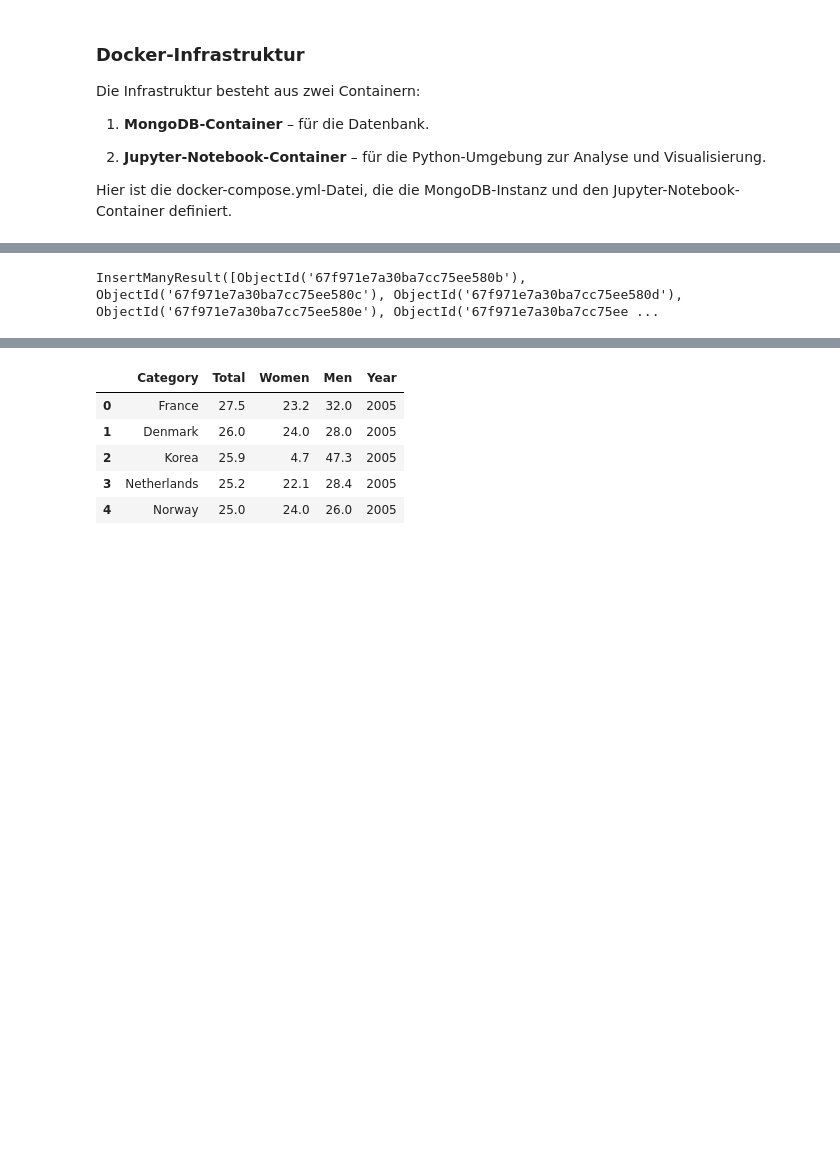
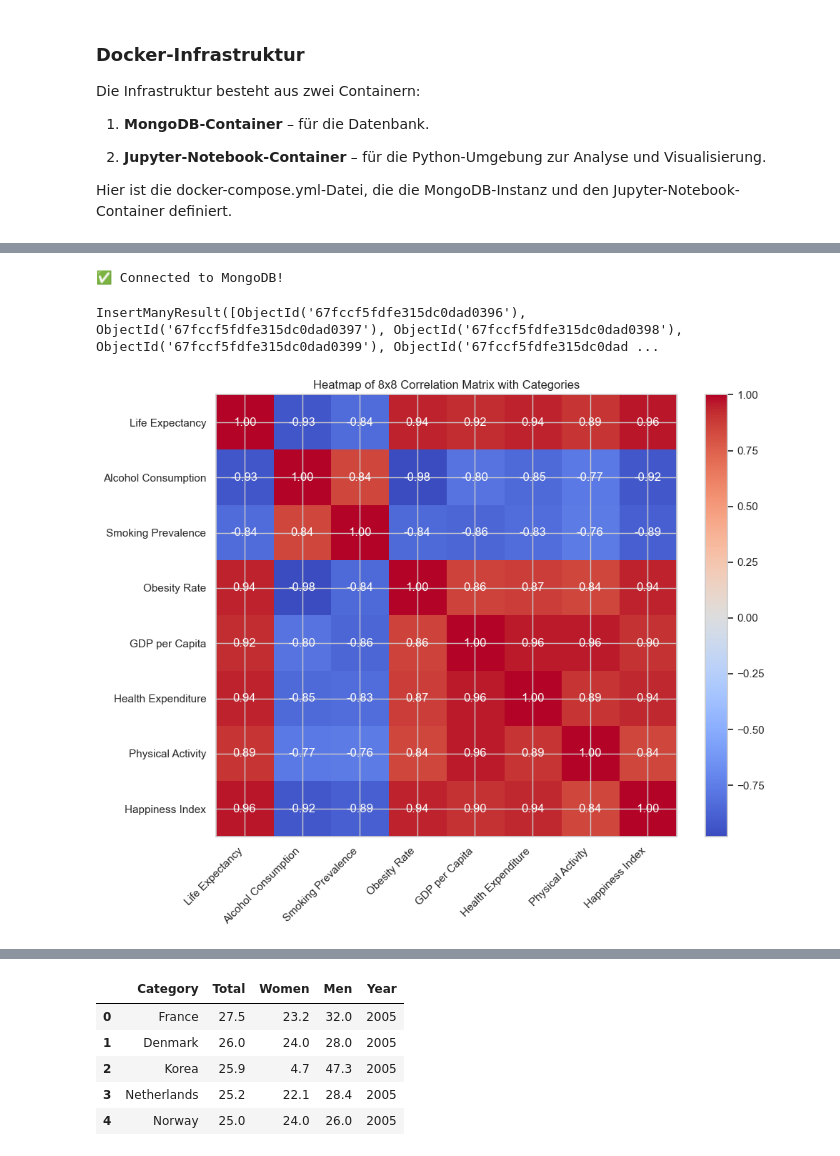
Before and after one commit to wi23b059/big_data_life_expectancy, a Jupyter notebook: notebooks/Big Data Infrastruktur Projekt - Life Expectancy.ipynb, the cells around one changed output, grey strips where cells are left out. Drawn from its saved outputs; the diff is of its cells as text; code cells hidden in the pictures; blank space fills up the shorter version.

Commit message:
Test Visualisation

```diff
--- a/notebooks/Big Data Infrastruktur Projekt - Life Expectancy.ipynb
+++ b/notebooks/Big Data Infrastruktur Projekt - Life Expectancy.ipynb
@@ -144,20 +142,27 @@ import pymongo
 import pandas as pd
 
 # Verbindung zur MongoDB
-client = pymongo.MongoClient("mongodb://root:example@mongodb:27017/")
+try:
+    client = pymongo.MongoClient("mongodb://root:example@localhost:27017/")
+    client.admin.command('ping')
+    print("✅ Connected to MongoDB!")
+except Exception as e:
+    print("❌ MongoDB connection failed:", e)
 db = client['bigdata']
 collection = db['life_expectancy']
+collection = db['alcohol_consumption']
 
 # Laden der CSV-Dateien
-df_life_expectancy = pd.read_csv("/home/jovyan/files/life_expectancy_at_birth_years.csv")
-df_alcohol_per_capita = pd.read_csv("/home/jovyan/files/alcohol_recorded_per_capita_in_litres.csv")
-df_prevalence_obesity = pd.read_csv("/home/jovyan/files/prevalence_of_obesity_among_adults.csv")
+df_alcohol_consumption = pd.read_csv("C:/Users/OSM_LOQ/DataspellProjects/big_data_life_expectancy/quelldateien/alcohol_recorded_per_capita_in_litres.csv")
+df_life_expectancy = pd.read_csv("C:/Users/OSM_LOQ/DataspellProjects/big_data_life_expectancy/quelldateien/life_expectancy_at_birth_years.csv")
+df_alcohol_per_capita = pd.read_csv("C:/Users/OSM_LOQ/DataspellProjects/big_data_life_expectancy/quelldateien/alcohol_recorded_per_capita_in_litres.csv")
+df_prevalence_obesity = pd.read_csv("C:/Users/OSM_LOQ/DataspellProjects/big_data_life_expectancy/quelldateien/prevalence_of_obesity_among_adults.csv")
 
 file_paths = [
-    ("/home/jovyan/files/daily_smokers_2005.csv", 2005),
-    ("/home/jovyan/files/daily_smokers_2010.csv", 2010),
-    ("/home/jovyan/files/daily_smokers_2015.csv", 2015),
-    ("/home/jovyan/files/daily_smokers_2020.csv", 2020)
+    ("C:/Users/OSM_LOQ/DataspellProjects/big_data_life_expectancy/quelldateien/daily_smokers_2005.csv", 2005),
+    ("C:/Users/OSM_LOQ/DataspellProjects/big_data_life_expectancy/quelldateien/daily_smokers_2010.csv", 2010),
+    ("C:/Users/OSM_LOQ/DataspellProjects/big_data_life_expectancy/quelldateien/daily_smokers_2015.csv", 2015),
+    ("C:/Users/OSM_LOQ/DataspellProjects/big_data_life_expectancy/quelldateien/daily_smokers_2020.csv", 2020)
 ]
 dfs = []
 for file_path, year in file_paths:
@@ -167,10 +172,58 @@ for file_path, year in file_paths:
 df_daily_smokers = pd.concat(dfs, ignore_index=True)
 
 # Laden der Excel-Datei
-df_gdp_per_capita = pd.read_excel("/home/jovyan/files/gpd_per_capita.xls")
+df_gdp_per_capita = pd.read_excel("C:/Users/OSM_LOQ/DataspellProjects/big_data_life_expectancy/quelldateien/gpd_per_capita.xls")
 
 # CSV-Daten in MongoDB importieren
 data = df_life_expectancy.to_dict(orient='records')
+data = df_alcohol_consumption.to_dict(orient='records')
 collection.insert_many(data)
 # %% [output]
-InsertManyResult([ObjectId('67f971e7a30ba7cc75ee580b'), ObjectId('67f971e7a30ba7cc75ee580c'), ObjectId('67f971e7a30ba7cc75ee580d'), ObjectId('67f971e7a30ba7cc75ee580e'), ObjectId('67f971e7a30ba7cc75ee ...
+✅ Connected to MongoDB!
+InsertManyResult([ObjectId('67fccf5fdfe315dc0dad0396'), ObjectId('67fccf5fdfe315dc0dad0397'), ObjectId('67fccf5fdfe315dc0dad0398'), ObjectId('67fccf5fdfe315dc0dad0399'), ObjectId('67fccf5fdfe315dc0dad ...
+# %%
+import pandas as pd
+import matplotlib.pyplot as plt
+import numpy as np
+
+# Simulation d'un DataFrame avec des colonnes supplémentaires pour atteindre 8x8
+data = {
+    "Life Expectancy": [51.9, 60.1, 55.8, 70.5, 74.3, 68.9, 80.1, 65.3],
+    "Alcohol Consumption": [10.2, 7.8, 8.5, 6.7, 5.0, 7.3, 5.8, 7.2],
+    "Smoking Prevalence": [25.4, 22.8, 20.5, 18.9, 15.2, 19.5, 12.8, 14.3],
+    "Obesity Rate": [15.0, 18.3, 17.1, 22.4, 24.5, 19.8, 23.1, 20.7],
+    "GDP per Capita": [34000, 31000, 29000, 45000, 50000, 42000, 57000, 46000],
+    "Health Expenditure": [8.5, 9.2, 7.8, 10.0, 11.3, 9.8, 12.4, 10.2],
+    "Physical Activity": [65.3, 60.5, 62.0, 71.8, 75.1, 69.4, 77.2, 68.1],
+    "Happiness Index": [6.5, 7.2, 6.9, 7.8, 8.0, 7.3, 8.5, 7.6]
+}
+merged_df = pd.DataFrame(data)
+
+# Suppression des valeurs manquantes ou invalides (si nécessaire, ici les données sont propres)
+numeric_columns = merged_df.columns
+heatmap_data = merged_df[numeric_columns]
+
+# Calcul de la matrice de corrélation
+correlation_matrix = heatmap_data.corr()
+
+# Création de la heatmap avec les annotations des catégories
+plt.figure(figsize=(10, 8))
+plt.imshow(correlation_matrix, cmap='coolwarm', interpolation='none', aspect='auto')
+plt.colorbar()
+
+# Ajouter les labels pour chaque catégorie
+categories = correlation_matrix.columns
+plt.xticks(ticks=np.arange(len(categories)), labels=categories, rotation=45, ha='right')
+plt.yticks(ticks=np.arange(len(categories)), labels=categories)
+
+# Ajouter les valeurs numériques sur chaque carré de la heatmap
+for i in range(len(correlation_matrix)):
+    for j in range(len(correlation_matrix)):
+        plt.text(j, i, f"{correlation_matrix.iloc[i, j]:.2f}",
+                 ha='center', va='center', color='black' if abs(correlation_matrix.iloc[i, j]) < 0.7 else 'white')
+
+plt.title("Heatmap of 8x8 Correlation Matrix with Categories")
+plt.tight_layout()
+plt.show()
+# %% [output]
+[figure, added]
```
Also changed, not shown: parts of 6 cells of this notebook.
